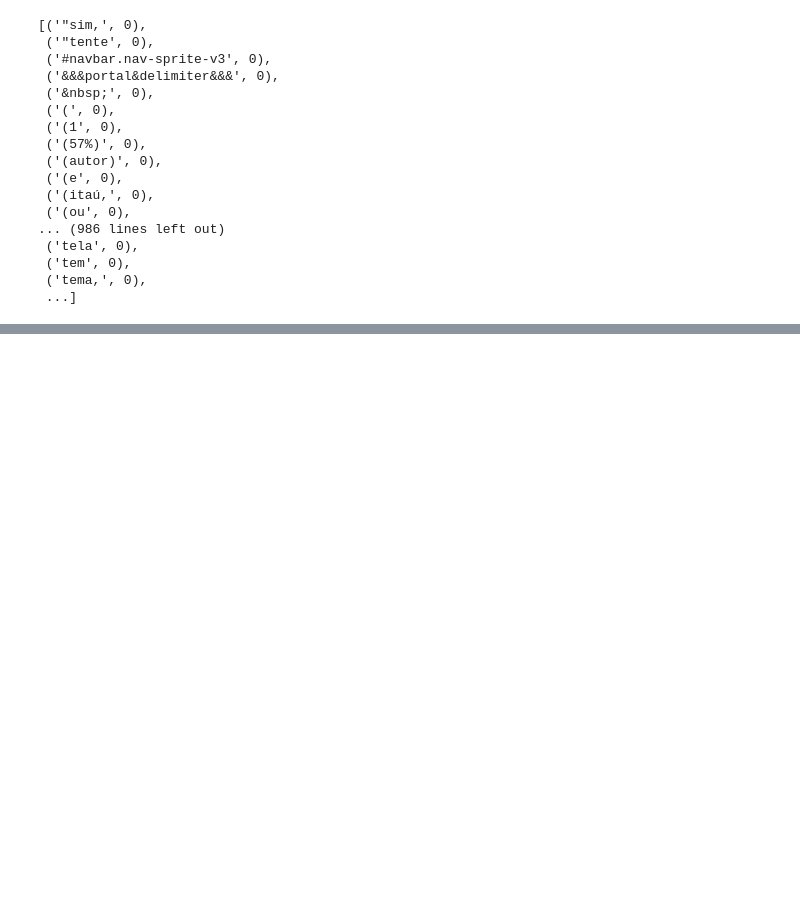
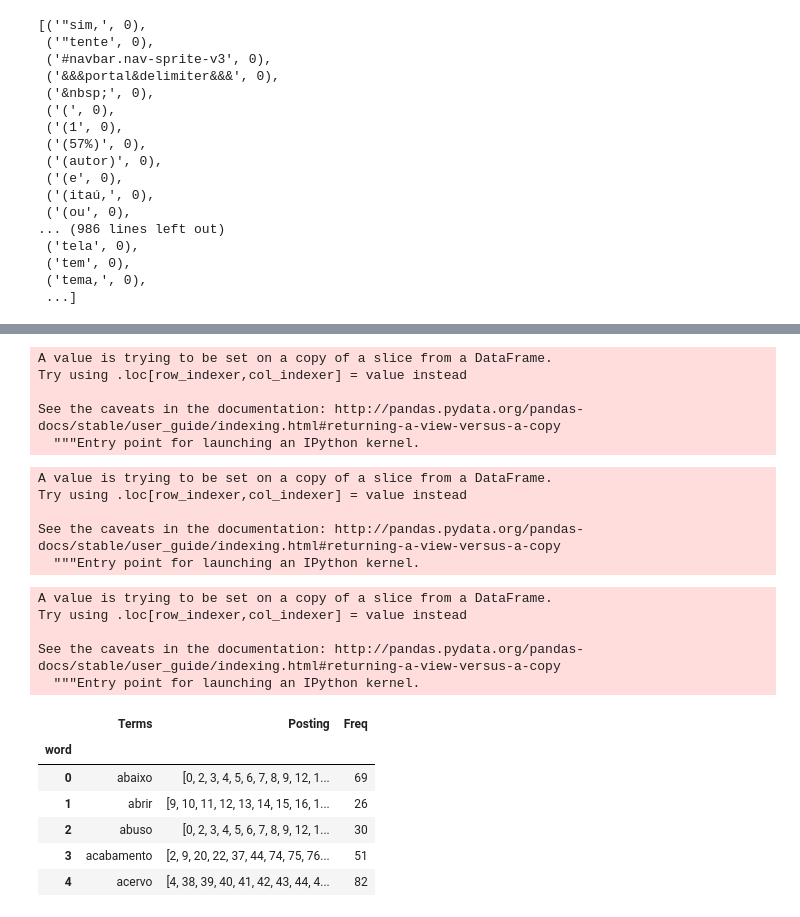
Before and after one commit to cmlins/recuperacaoDeInformacao, a Jupyter notebook: Indice_Invertido.ipynb, the cells around one changed output, grey strips where cells are left out. Saved outputs shown, nothing was run; the diff lists cells and outputs as text; code cells hidden in the pictures; blank space fills up the shorter version.

```diff
--- a/Indice_Invertido.ipynb
+++ b/Indice_Invertido.ipynb
@@ -869,0 +1256,24 @@ result_list = uniques_el((sorted(sum(all_texts, []))))
+# %%
+basic_inv_index['to_list'] = basic_inv_index.loc[:, ('doc')].apply(lambda x: x.split(','))
+# %% [output]
+A value is trying to be set on a copy of a slice from a DataFrame.
+Try using .loc[row_indexer,col_indexer] = value instead
+
+See the caveats in the documentation: http://pandas.pydata.org/pandas-docs/stable/user_guide/indexing.html#returning-a-view-versus-a-copy
+  """Entry point for launching an IPython kernel.
+# %%
+basic_inv_index['Posting'] = basic_inv_index.loc[:, ('to_list')].apply(lambda x: list(map(int, x)))
+# %% [output]
+A value is trying to be set on a copy of a slice from a DataFrame.
+Try using .loc[row_indexer,col_indexer] = value instead
+
+See the caveats in the documentation: http://pandas.pydata.org/pandas-docs/stable/user_guide/indexing.html#returning-a-view-versus-a-copy
+  """Entry point for launching an IPython kernel.
+# %%
+basic_inv_index["Freq"] = [len(basic_inv_index.loc[:, ('Posting')][x]) for x in range(len(basic_inv_index.loc[:, ('Posting')]))]
+# %% [output]
+A value is trying to be set on a copy of a slice from a DataFrame.
+Try using .loc[row_indexer,col_indexer] = value instead
+
+See the caveats in the documentation: http://pandas.pydata.org/pandas-docs/stable/user_guide/indexing.html#returning-a-view-versus-a-copy
+  """Entry point for launching an IPython kernel.
@@ -869,0 +1283,10 @@ result_list = uniques_el((sorted(sum(all_texts, []))))
+# %%
+basic_inv_index.head()
+# %% [output]
+|  | Terms | Posting | Freq |
+| word |  |  |  |
+| 0 | abaixo | [0, 2, 3, 4, 5, 6, 7, 8, 9, 12, 1... | 69 |
+| 1 | abrir | [9, 10, 11, 12, 13, 14, 15, 16, 1... | 26 |
+| 2 | abuso | [0, 2, 3, 4, 5, 6, 7, 8, 9, 12, 1... | 30 |
+| 3 | acabamento | [2, 9, 20, 22, 37, 44, 74, 75, 76... | 51 |
+| 4 | acervo | [4, 38, 39, 40, 41, 42, 43, 44, 4... | 82 |
```
Also changed, not shown: parts of 47 cells of this notebook.
